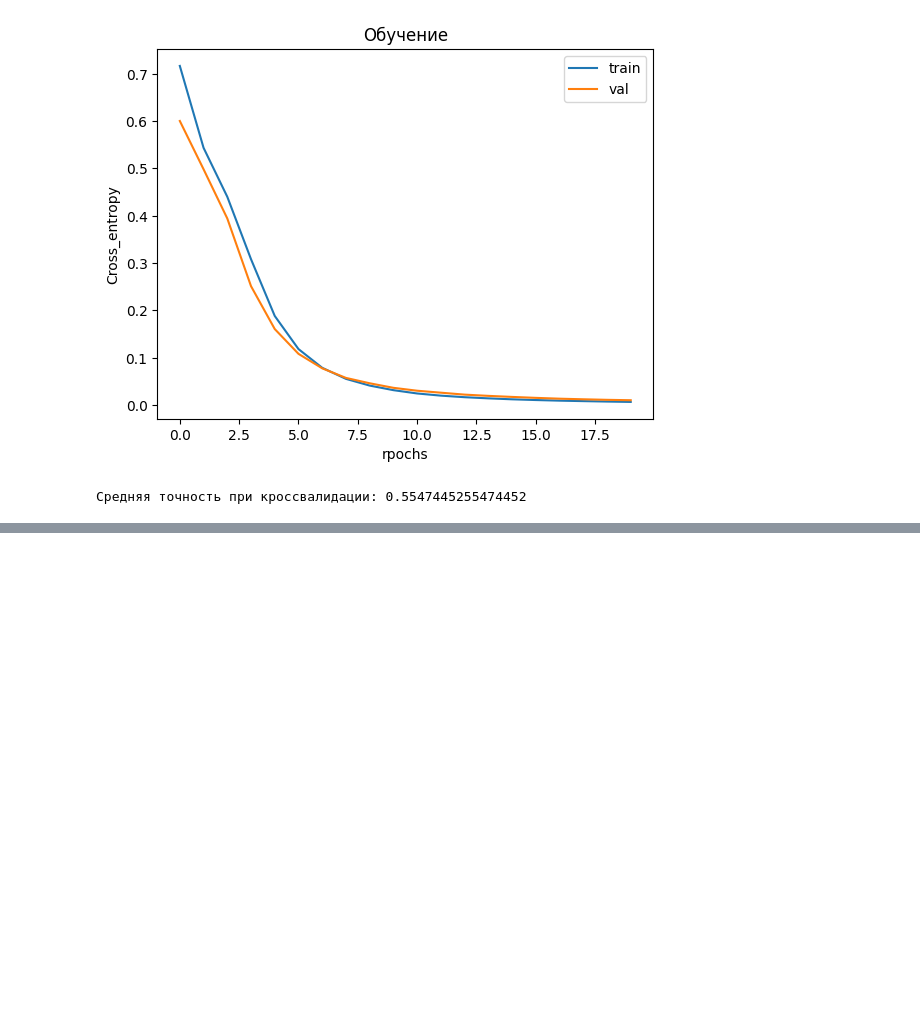
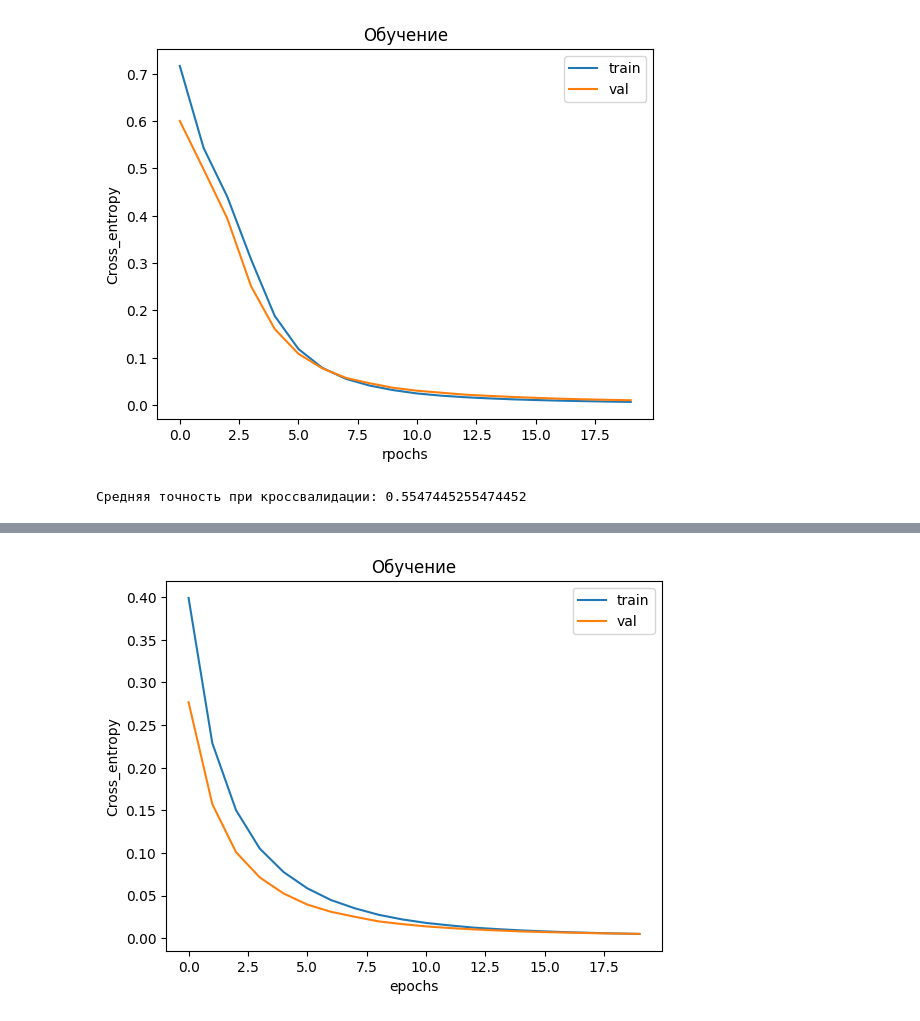
Before and after one commit to juliaBerserk/rea-artificial-intelligence-systems-tasks, a Jupyter notebook: Task4.ipynb, the cells around one changed output, grey strips where cells are left out. Drawn from its saved outputs; the diff is of its cells as text; code cells hidden in the pictures; blank space fills up the shorter version.

```diff
--- a/Task4.ipynb
+++ b/Task4.ipynb
@@ -230,43 +230,50 @@ print('Средняя точность при кроссвалидации:', (n
 [figure]
 Средняя точность при кроссвалидации: 0.5547445255474452
 # %%
-# Применим кросс-валидацию для обучения созданной нейронной сети:
-from sklearn.model_selection import StratifiedKFold
-kfold=StratifiedKFold(10)
-scores=[] #пустой список для метрик
+kfold = StratifiedKFold(n_splits=10, shuffle=True, random_state=42)
+scores = []  # пустой список для метрик
 
-for train_ix, test_ix in kfold.split(X,y):
-  X_train, X_test, y_train, y_test = X[train_ix], X[test_ix], y[train_ix], y[test_ix]
-  n_features=X.shape[1] #размерность
-model=Sequential() # нейронная сеть последовательная
-model.add(Dense(20, activation='relu', input_shape=(n_features,)))
-model.add(Dense(10, activation='relu'))
-# выходной слой
-model.add(Dense(1, activation='sigmoid')) # 1- так как классов у нас 1 (либо 0 либо 1)
-#Компилируем модель
-model.compile(optimizer='adam', loss='binary_crossentropy')
-#Обучение модели
-history=model.fit(X_train, y_train,
-                  epochs=20,
-                  batch_size=32,
-                  verbose=1,
-                  validation_data=(X_test,y_test))
-#predict test_set
-yhat = model.predict(X_test)  # X_test - ваши входные данные
-predicted_classes = np.argmax(yhat, axis=-1)
-#Валидируем наш прогноз
-score=accuracy_score(y_test, predicted_classes)
-print('Accuracy:', score)
-#визуализация процесса обучения
-pyplot.title('Обучение')
-pyplot.xlabel('rpochs')
-pyplot.ylabel('Cross_entropy')
-pyplot.plot(history.history['loss'], label='train')
-pyplot.plot(history.history['val_loss'], label='val')
-pyplot.legend()
-pyplot.show()
+for train_ix, test_ix in kfold.split(X, y):
+    X_train, X_test = X[train_ix], X[test_ix]
+    y_train, y_test = y[train_ix], y[test_ix]
+    n_features = X.shape[1]
 
-scores.append(score)
-print('Средняя точность при кроссвалидации:', (np.mean(scores)))
+    # новая модель на каждом фолде
+    model = Sequential()
+    model.add(Input(shape=(n_features,)))
+    model.add(Dense(20, activation='relu'))
+    model.add(Dense(10, activation='relu'))
+    model.add(Dense(1, activation='sigmoid'))
+
+    # компиляция
+    model.compile(optimizer='adam', loss='binary_crossentropy')
+
+    # обучение
+    history = model.fit(X_train, y_train,
+                        epochs=20,
+                        batch_size=32,
+                        verbose=1,
+                        validation_data=(X_test, y_test))
+
+    # прогноз на тестовом фолде
+    yhat = model.predict(X_test)
+    predicted_classes = (yhat > 0.5).astype(int).ravel()
+
+    # валидация
+    score = accuracy_score(y_test, predicted_classes)
+    print('Accuracy:', score)
+
+    # визуализация процесса обучения
+    pyplot.title('Обучение')
+    pyplot.xlabel('epochs')
+    pyplot.ylabel('Cross_entropy')
+    pyplot.plot(history.history['loss'], label='train')
+    pyplot.plot(history.history['val_loss'], label='val')
+    pyplot.legend()
+    pyplot.show()
+
+    scores.append(score)
+
+print('Средняя точность при кроссвалидации:', np.mean(scores))
 # %% [output]
 Epoch 1/20
@@ -272,0 +296 @@ Epoch 1/20
+[figure, new version]
```
Also changed, not shown: parts of 1 cell of this notebook.
